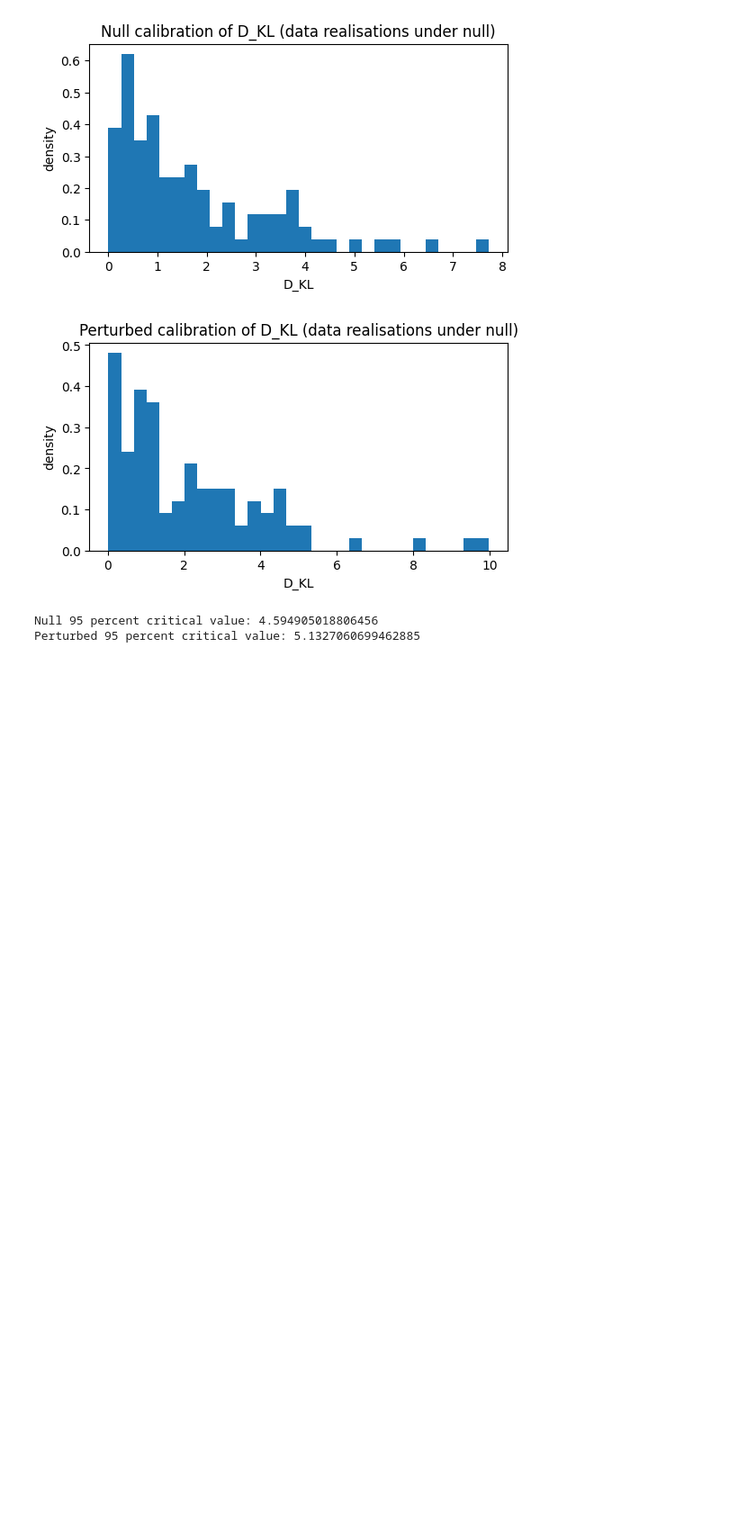
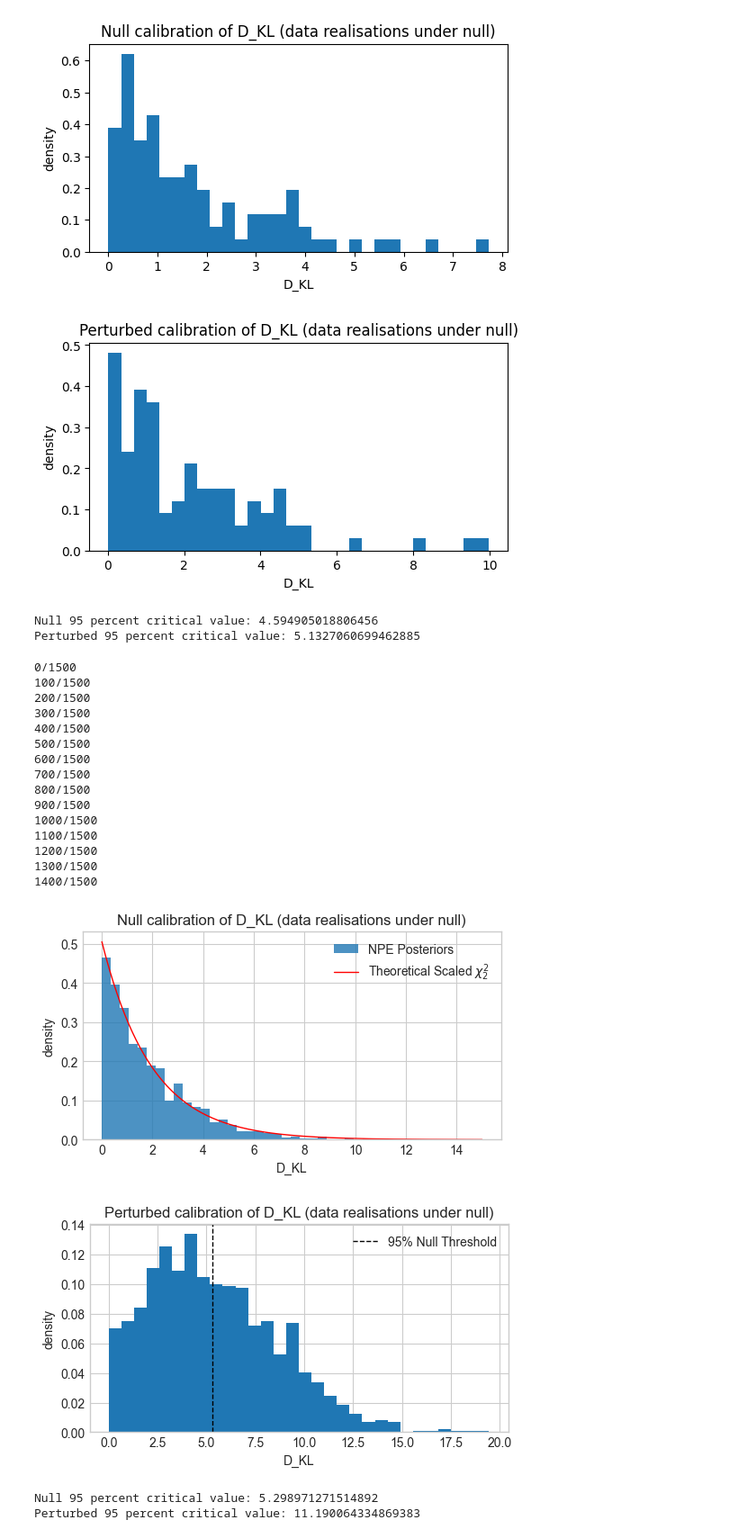
Before and after one commit to jayvasireddy/Part-III-Research-Project, a Jupyter notebook: 2D Gaussian Example/Adapting Current Code.ipynb, the cells around one changed output. Shown at 90% size. Cells and saved outputs as stored; diff of their text form; code cells hidden in the pictures; blank space fills up the shorter version.

```diff
--- a/2D Gaussian Example/Adapting Current Code.ipynb
+++ b/2D Gaussian Example/Adapting Current Code.ipynb
@@ -854,0 +995,68 @@ def calc_dkl_count_high_numbers(posterior1, posterior2, x1, x2, n_theta):
+# %%
+shifts_to_test = [0.36] # Test shifts from 0 to 0.5
+sensitivity_threshold_reached = False
+
+for shift_val in shifts_to_test:
+    results = calibrate_null_dkl_and_perturb_mean(posterior1_direct, prior,1500,500, loc1, scale1, loc1, scale1,shift=shift_val)
+    null_threshold = results[1]      # crit_val_95
+    perturbed_median = results[4]   # median_perturbed
+
+    if perturbed_median >= null_threshold:
+            print(f">>> 2-Sigma Sensitivity Reached at shift = {shift_val}! <<<")
+            sensitivity_threshold_reached = True
+            break # We found our sensitivity limit, exit the loop
+
+dkls = results[0]
+crit_val_95 = results[1]
+dkls_perturbed = results[2]
+crit_val_95_perturbed = results[3]
+median_perturbed = results[4]
+
+# analytic Dkl distn
+s = float(scale1)
+c = 2.0 / (s + 2.0)
+x_max = max(np.max(dkls), 15.0)
+x_vals = np.linspace(0.01, x_max, 200)
+pdf_theoretical = (1.0 / c) * chi2.pdf(x_vals / c, df=2)
+
+#plot histograms
+plt.figure(figsize=(6, 3))
+plt.hist(dkls, bins=30, density=True, alpha=0.8, label='NPE Posteriors')
+plt.plot(x_vals, pdf_theoretical, 'r', lw=1, label='Theoretical Scaled $\chi^2_2$')
+plt.legend()
+plt.xlabel("D_KL")
+plt.ylabel("density")
+plt.title("Null calibration of D_KL (data realisations under null)")
+plt.show()
+
+plt.figure(figsize=(6, 3))
+plt.hist(dkls_perturbed, bins=30, density=True)
+plt.axvline(crit_val_95, color='black', linestyle='dashed', linewidth=1, label='95% Null Threshold')
+plt.legend()
+plt.xlabel("D_KL")
+plt.ylabel("density")
+plt.title("Perturbed calibration of D_KL (data realisations under null)")
+plt.show()
+
+print("Null 95 percent critical value:", crit_val_95)
+print("Perturbed 95 percent critical value:", crit_val_95_perturbed)
+# %% [output]
+0/1500
+100/1500
+200/1500
+300/1500
+400/1500
+500/1500
+600/1500
+700/1500
+800/1500
+900/1500
+1000/1500
+1100/1500
+1200/1500
+1300/1500
+1400/1500
+[figure, added]
+[figure, added]
+Null 95 percent critical value: 5.298971271514892
+Perturbed 95 percent critical value: 11.190064334869383
```
Also changed, not shown: parts of 8 cells of this notebook, 6 other files.
